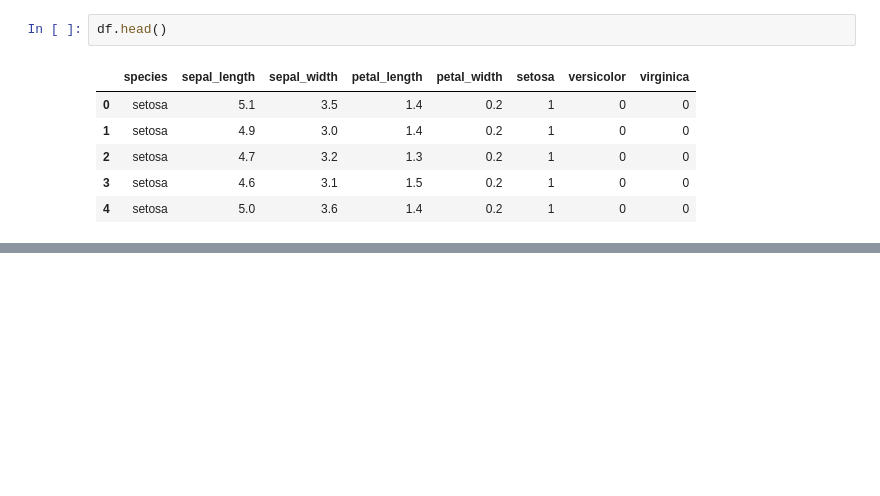
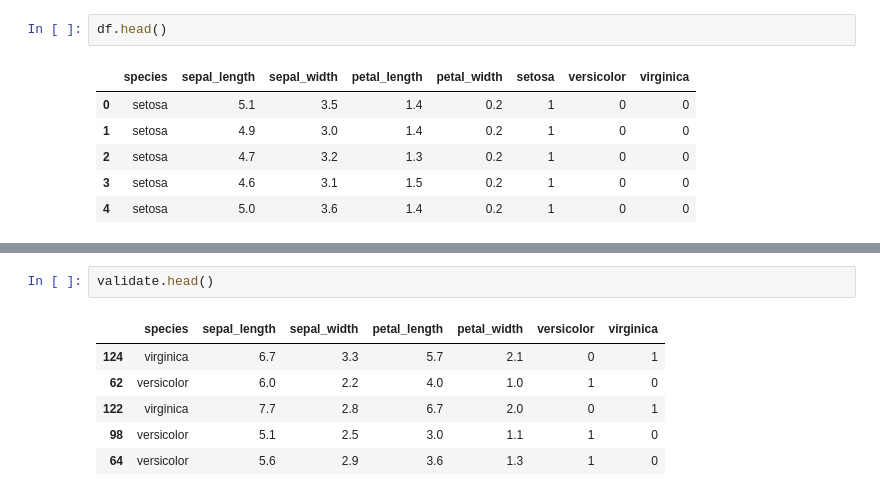
Before and after one commit to adam-talbot/classification-exercises, a Jupyter notebook: classification_exercises.ipynb, the cells around one changed output, grey strips where cells are left out. Saved outputs shown, nothing was run; the diff lists cells and outputs as text; blank space fills up the shorter version.

```diff
--- a/classification_exercises.ipynb
+++ b/classification_exercises.ipynb
@@ -494,0 +564,9 @@ df.head()
+# %%
+validate.head()
+# %% [output]
+|  | species | sepal_length | sepal_width | petal_length | petal_width | versicolor | virginica |
+| 124 | virginica | 6.7 | 3.3 | 5.7 | 2.1 | 0 | 1 |
+| 62 | versicolor | 6.0 | 2.2 | 4.0 | 1.0 | 1 | 0 |
+| 122 | virginica | 7.7 | 2.8 | 6.7 | 2.0 | 0 | 1 |
+| 98 | versicolor | 5.1 | 2.5 | 3.0 | 1.1 | 1 | 0 |
+| 64 | versicolor | 5.6 | 2.9 | 3.6 | 1.3 | 1 | 0 |
```
Also changed, not shown: parts of 30 cells of this notebook, 1 other file.
